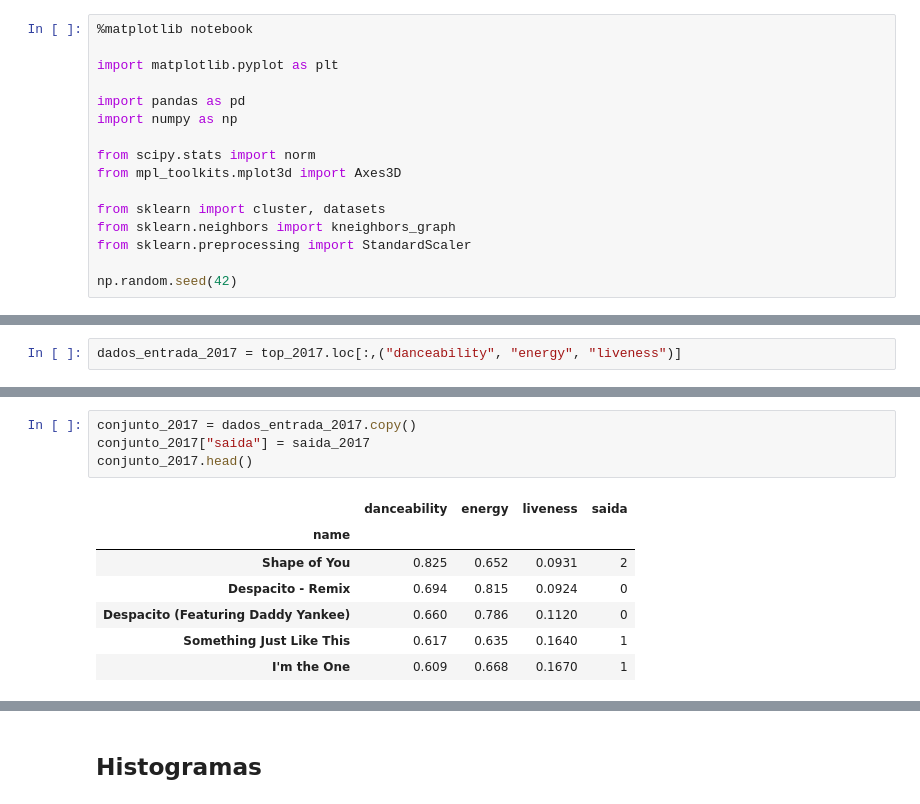
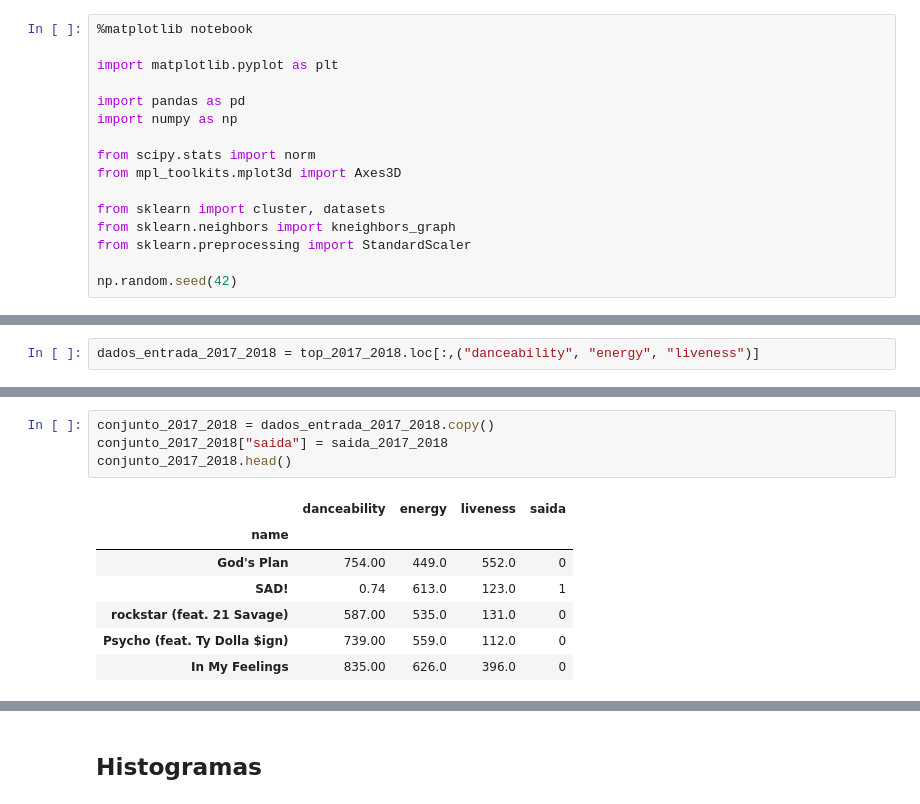
Before and after one commit to ellenbs/Projeto3CD, a Jupyter notebook: Predicao_Inicial.ipynb, the cells around one changed output, grey strips where cells are left out. Cells and saved outputs as stored; diff of their text form.

```diff
--- a/Predicao_Inicial.ipynb
+++ b/Predicao_Inicial.ipynb
@@ -39,5 +36,5 @@ plt3d_2017.scatter(top_2017.danceability, top_2017.energy, top_2017.liveness)
 [interactive output not drawn]
 <mpl_toolkits.mplot3d.art3d.Path3DCollection at 0x...>
 # %%
-dados_entrada_2017 = top_2017.loc[:,("danceability", "energy", "liveness")]
+dados_entrada_2017_2018 = top_2017_2018.loc[:,("danceability", "energy", "liveness")]
 # %%
@@ -54,13 +56,13 @@ array([2, 0, 0, 1, 1, 2, 2, 0, 2, 2, 0, 0, 0, 2, 2, 0, 0, 1, 0, 0, 1, 0,
-# %%
-conjunto_2017 = dados_entrada_2017.copy()
-conjunto_2017["saida"] = saida_2017
-conjunto_2017.head()
-# %% [output]
-|  | danceability | energy | liveness | saida |
-| name |  |  |  |  |
-| Shape of You | 0.825 | 0.652 | 0.0931 | 2 |
-| Despacito - Remix | 0.694 | 0.815 | 0.0924 | 0 |
-| Despacito (Featuring Daddy Yankee) | 0.660 | 0.786 | 0.1120 | 0 |
-| Something Just Like This | 0.617 | 0.635 | 0.1640 | 1 |
-| I'm the One | 0.609 | 0.668 | 0.1670 | 1 |
+# %%
+conjunto_2017_2018 = dados_entrada_2017_2018.copy()
+conjunto_2017_2018["saida"] = saida_2017_2018
+conjunto_2017_2018.head()
+# %% [output]
+|  | danceability | energy | liveness | saida |
+| name |  |  |  |  |
+| God's Plan | 754.00 | 449.0 | 552.0 | 0 |
+| SAD! | 0.74 | 613.0 | 123.0 | 1 |
+| rockstar (feat. 21 Savage) | 587.00 | 535.0 | 131.0 | 0 |
+| Psycho (feat. Ty Dolla $ign) | 739.00 | 559.0 | 112.0 | 0 |
+| In My Feelings | 835.00 | 626.0 | 396.0 | 0 |
 # %%
```
Also changed, not shown: parts of 24 cells of this notebook, 2 other files.
